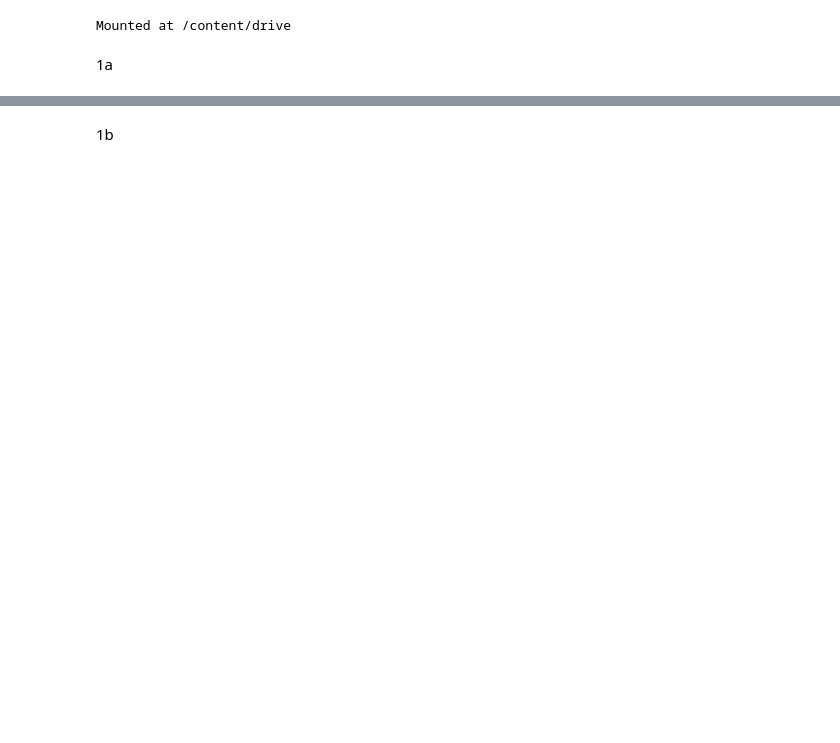
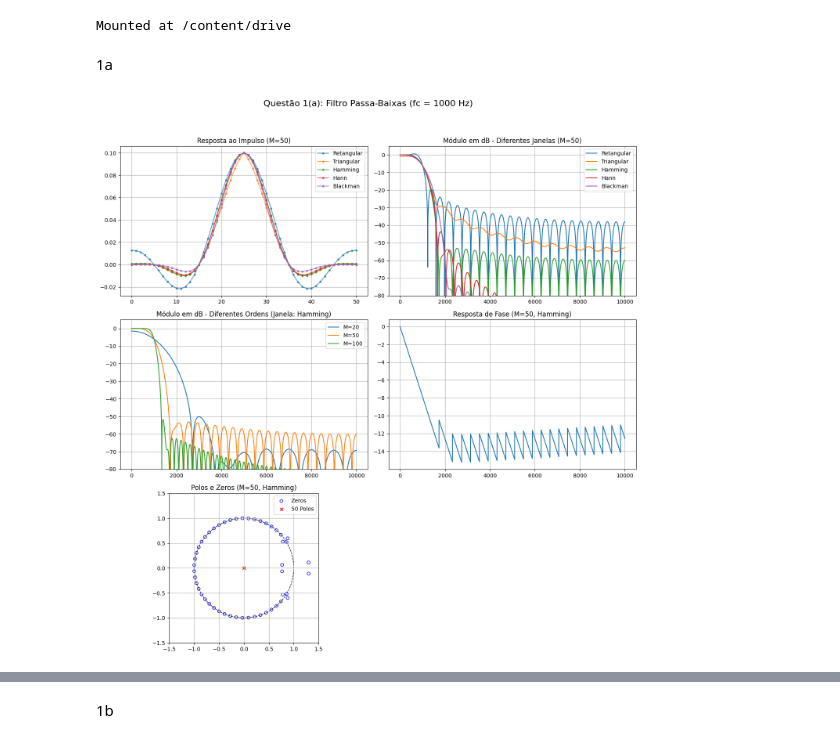
Before and after one commit to masterAristocats/Trabalho-Processamento-de-Sinais-I-7, a Jupyter notebook: rep.ipynb, the cells around one changed output, grey strips where cells are left out. Saved outputs shown, nothing was run; the diff lists cells and outputs as text; code cells hidden in the pictures; blank space fills up the shorter version.

```diff
--- a/rep.ipynb
+++ b/rep.ipynb
@@ -10,2 +233,7 @@ Mounted at /content/drive
 # %% [markdown]
 1a
+# %%
+# Projeto 1(a): Passa-baixas com fc = 1000 Hz
+plot_fir_analysis('passa_baixas', fc1=1000, title="Questão 1(a): Filtro Passa-Baixas (fc = 1000 Hz)")
+# %% [output]
+[figure, added]
```
Also changed, not shown: parts of 13 cells of this notebook.
